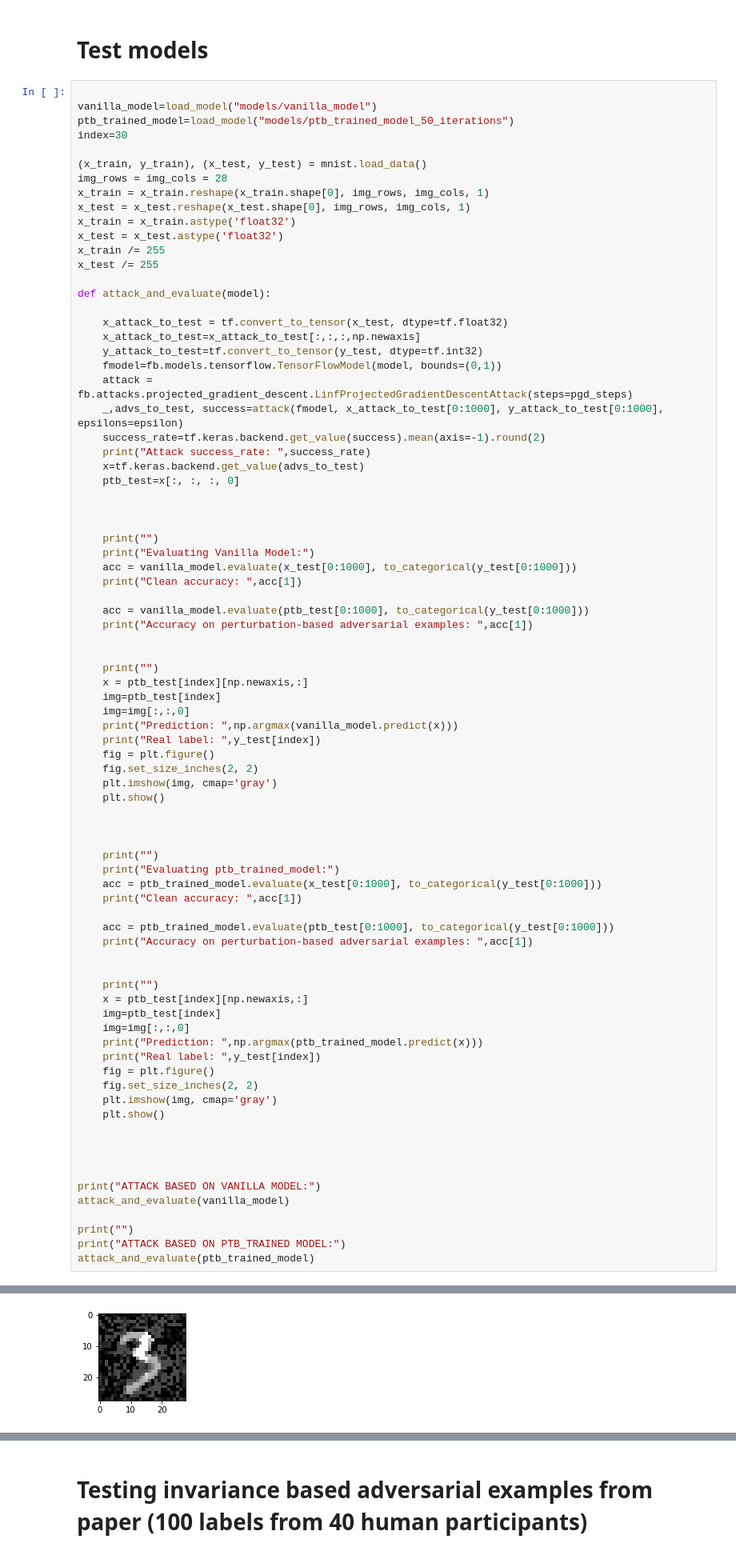
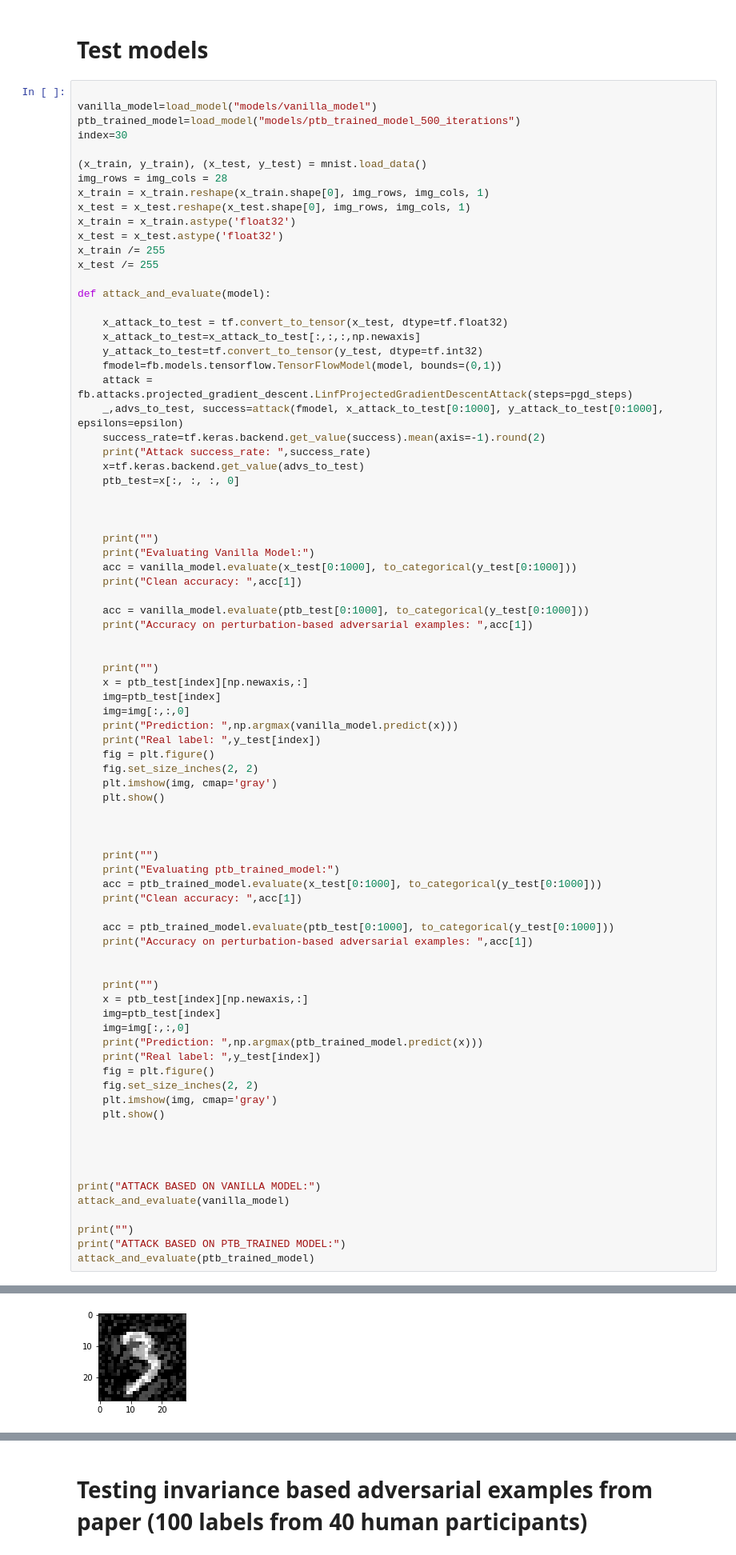
Before and after one commit to rolandr97/bachelorthesis, a Jupyter notebook: Test.ipynb, the cells around one changed output, grey strips where cells are left out. Shown at 80% size. Drawn from its saved outputs; the diff is of its cells as text.

```diff
--- a/Test.ipynb
+++ b/Test.ipynb
@@ -431,7 +432,7 @@ Attacking and retraining  1000  times (Can take a couple of minutes):
 # %%
 
 vanilla_model=load_model("models/vanilla_model")
-ptb_trained_model=load_model("models/ptb_trained_model_50_iterations")
+ptb_trained_model=load_model("models/ptb_trained_model_500_iterations")
 index=30
 
 (x_train, y_train), (x_test, y_test) = mnist.load_data()
@@ -542,5 +543,5 @@ Accuracy on perturbation-based adversarial examples:  0.5410000085830688
 
 Prediction:  3
 Real label:  3
-[figure, old version]
+[figure, new version]
 Evaluating ptb_trained_model:
```
Also changed, not shown: parts of 10 cells of this notebook, 1 other file.
